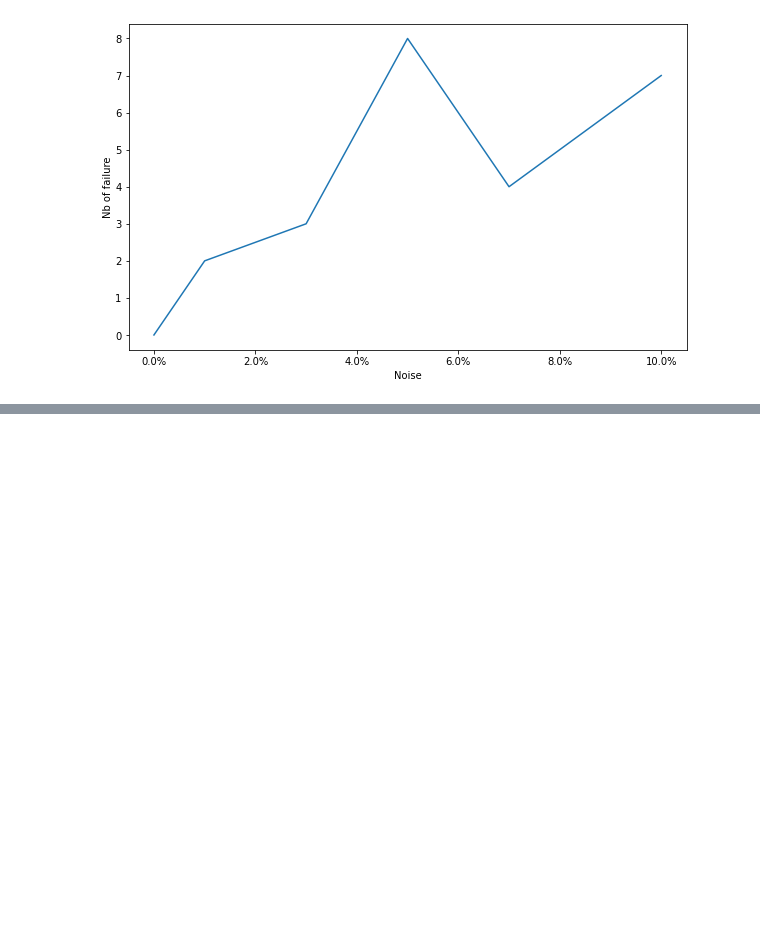
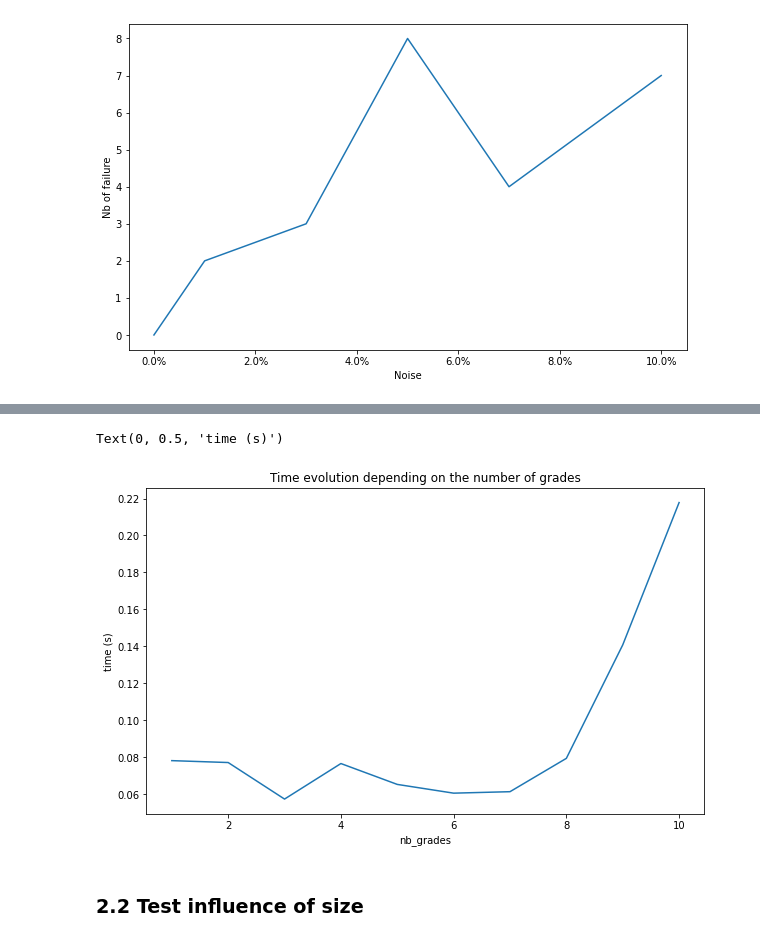
Before and after one commit to ArianeDlns/decision-system-project, a Jupyter notebook: notebook/testing_performances.ipynb, the cells around one changed output, grey strips where cells are left out. Drawn from its saved outputs; the diff is of its cells as text; code cells hidden in the pictures; blank space fills up the shorter version.

```diff
--- a/notebook/testing_performances.ipynb
+++ b/notebook/testing_performances.ipynb
@@ -269,0 +394,12 @@ plt.plot(np.array(noises)*100, error_counts_)
+# %%
+fig, ax = plt.subplots(figsize=(10,6))
+plt.plot(nb_grades_range, times_)
+
+plt.title("Time evolution depending on the number of grades")
+plt.xlabel("nb_grades")
+plt.ylabel("time (s)")
+# %% [output]
+Text(0, 0.5, 'time (s)')
+[figure, added]
+# %% [markdown]
+### 2.2 Test influence of size
```
Also changed, not shown: parts of 22 cells of this notebook, 11 other files.
